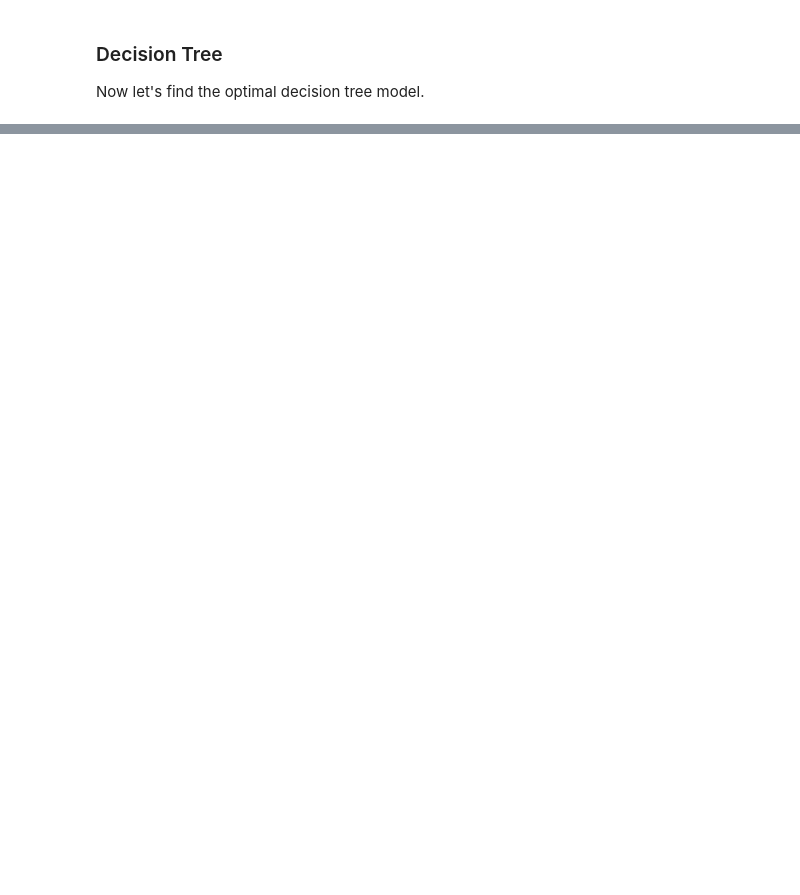
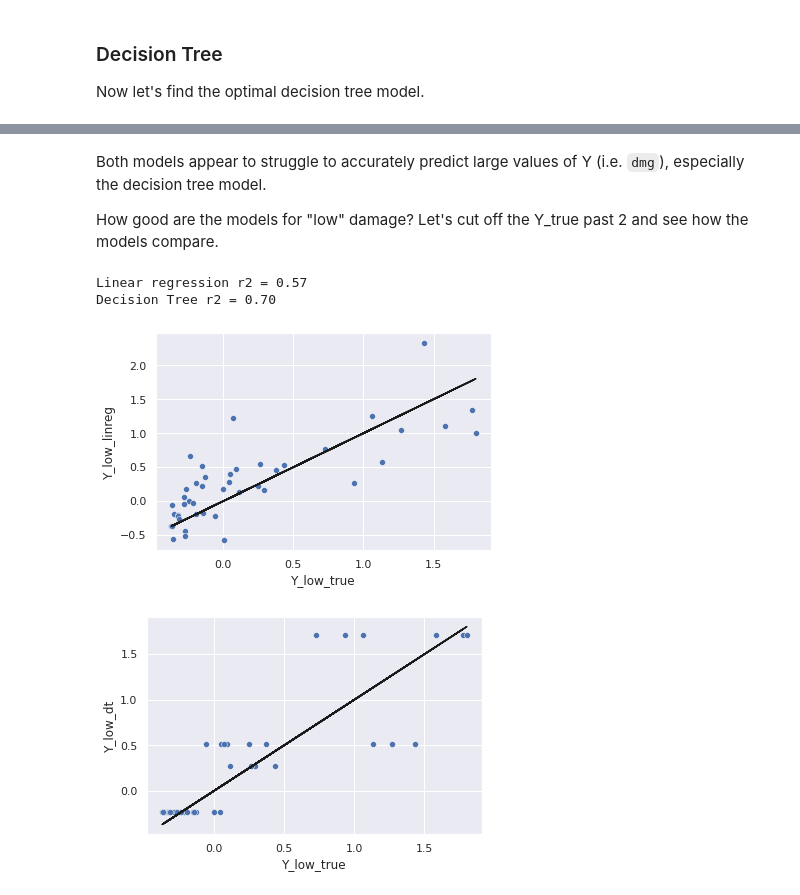
Before and after one commit to ibidyouadu/irma-modeling, a Jupyter notebook: irma_modeling.ipynb, the cells around one changed output, grey strips where cells are left out. Saved outputs shown, nothing was run; the diff lists cells and outputs as text; code cells hidden in the pictures; blank space fills up the shorter version.

```diff
--- a/irma_modeling.ipynb
+++ b/irma_modeling.ipynb
@@ -204,0 +186,34 @@ Ideas:
+# %% [markdown]
+Both models appear to struggle to accurately predict large values of Y (i.e. `dmg`), especially the decision tree model.
+
+How good are the models for "low" damage? Let's cut off the Y_true past 2 and see how the models compare.
+# %%
+Y_low = Y[Y < 2]
+X_low = X[Y < 2]
+
+Y_low_linreg = linreg_model.predict(X_low)
+Y_low_dt = dt_model.predict(X_low)
+
+
+Y_low_arr = np.array([Y_low, Y_low_linreg, Y_low_dt]).T
+Y_low_df = pd.DataFrame(data=Y_low_arr,
+                    columns = ['Y_low_true', 'Y_low_linreg', 'Y_low_dt'])
+
+sns.scatterplot(data = Y_low_df,
+                x = 'Y_low_true',
+                y = 'Y_low_linreg')
+plt.plot(Y_low, Y_low, 'k-')
+
+plt.figure()
+sns.scatterplot(data = Y_low_df,
+                x = 'Y_low_true',
+                y = 'Y_low_dt')
+plt.plot(Y_low, Y_low, 'k-')
+
+print("Linear regression r2 = %.2f" % r2_score(Y_low, Y_low_linreg))
+print("Decision Tree r2 = %.2f" % r2_score(Y_low, Y_low_dt))
+# %% [output]
+Linear regression r2 = 0.57
+Decision Tree r2 = 0.70
+[figure, added]
+[figure, added]
```
Also changed, not shown: parts of 14 cells of this notebook.
